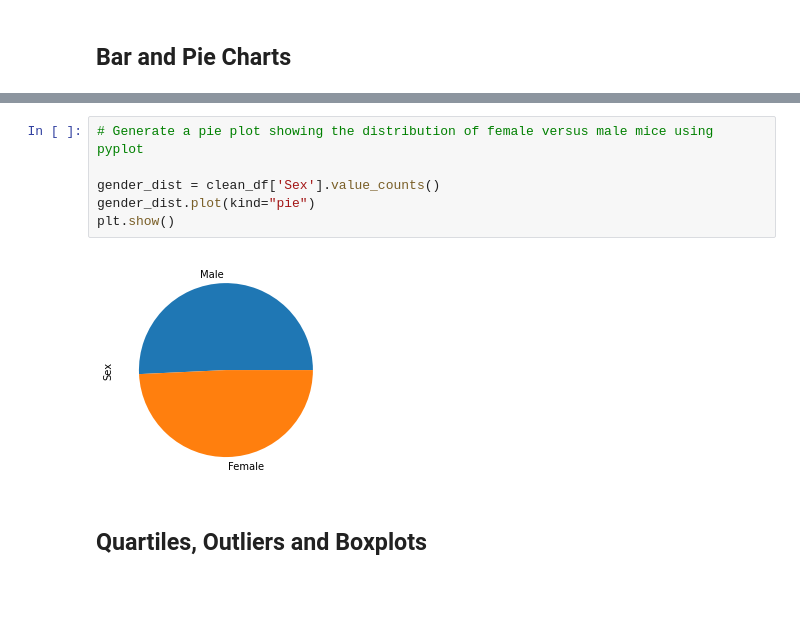
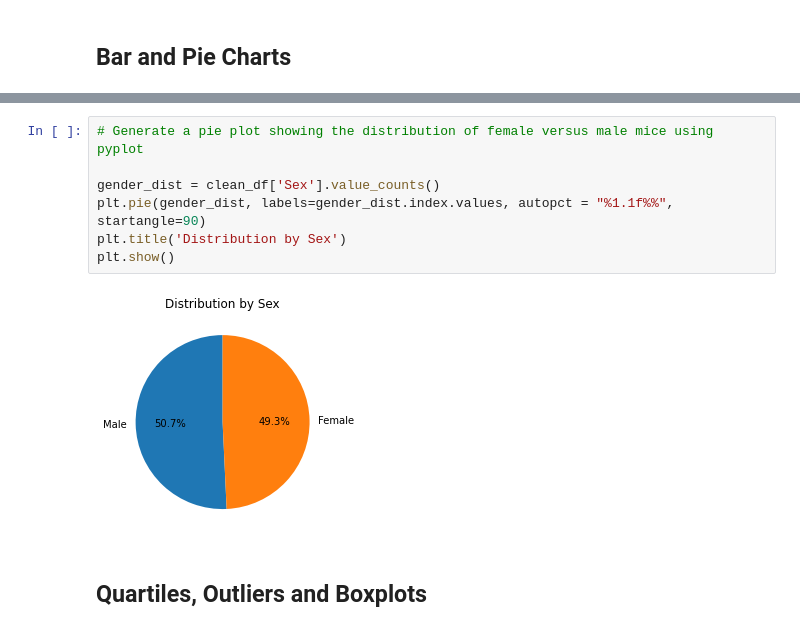
Before and after one commit to gabriellaburns/Matplotlib-Homework, a Jupyter notebook: pymaceuticals_starter.ipynb, the cells around one changed output, grey strips where cells are left out. Cells and saved outputs as stored; diff of their text form; blank space fills up the shorter version.

```diff
--- a/pymaceuticals_starter.ipynb
+++ b/pymaceuticals_starter.ipynb
@@ -214,11 +211,12 @@ pie_plot = gender.plot.pie(autopct="%1.1f%%", startangle=90, title='Distribution
 # %%
 # Generate a pie plot showing the distribution of female versus male mice using pyplot
 
 gender_dist = clean_df['Sex'].value_counts()
-gender_dist.plot(kind="pie")
+plt.pie(gender_dist, labels=gender_dist.index.values, autopct = "%1.1f%%", startangle=90)
+plt.title('Distribution by Sex')
 plt.show()
 # %% [output]
-[figure, old version]
+[figure, new version]
 # %% [markdown]
 ## Quartiles, Outliers and Boxplots
 # %%
```
Also changed, not shown: parts of 12 cells of this notebook.
